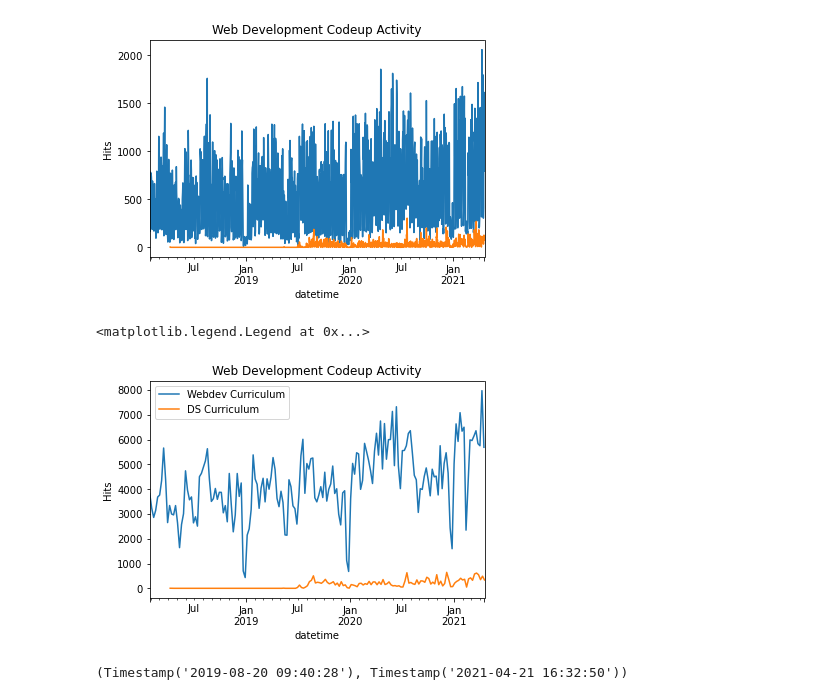
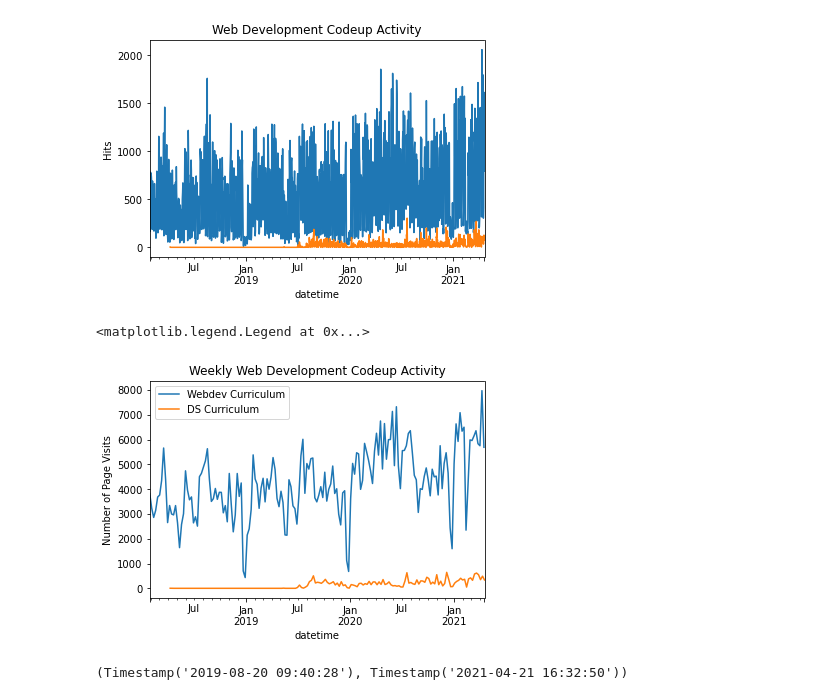
Before and after one commit to AnomalySweeper/user-log-anomaly-detection, a Jupyter notebook: bts-student-log-project-workflow-Copy1.ipynb, the cells around one changed output. Cells and saved outputs as stored; diff of their text form; code cells hidden in the pictures.

```diff
--- a/bts-student-log-project-workflow-Copy1.ipynb
+++ b/bts-student-log-project-workflow-Copy1.ipynb
@@ -476,15 +476,16 @@ plt.ylabel('Hits')
 # %% [output]
 Text(0, 0.5, 'Hits')
 [figure]
-# %%
-webdev_webdev_hits.resample('7d').path.count().plot(label='Webdev Curriculum')
-webdev_ds_hits.resample('7d').path.count().plot(label='DS Curriculum')
-plt.title('Web Development Codeup Activity')
-plt.ylabel('Hits')
-plt.legend()
-# %% [output]
-<matplotlib.legend.Legend at 0x...>
-[figure, removed]
+# %%
+# Resample by week and plot the same data from above.
+webdev_webdev_hits.resample('7d').path.count().plot(label='Webdev Curriculum')
+webdev_ds_hits.resample('7d').path.count().plot(label='DS Curriculum')
+plt.title('Weekly Web Development Codeup Activity')
+plt.ylabel('Number of Page Visits')
+plt.legend()
+# %% [output]
+<matplotlib.legend.Legend at 0x...>
+[figure, added]
 # %%
 # Create a dataframe of all Data Science curriculum hits that are from Data Science students.
 ds_ds_hits = data_science_hits[data_science_hits.ds_student == True]
```
Also changed, not shown: parts of 10 cells of this notebook, 4 other files.
